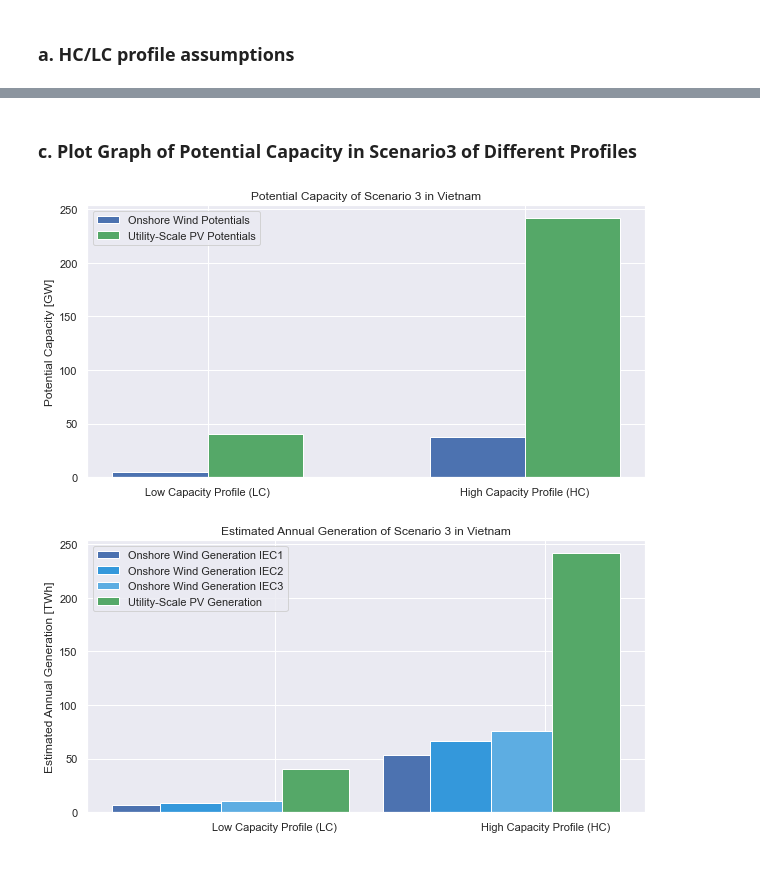
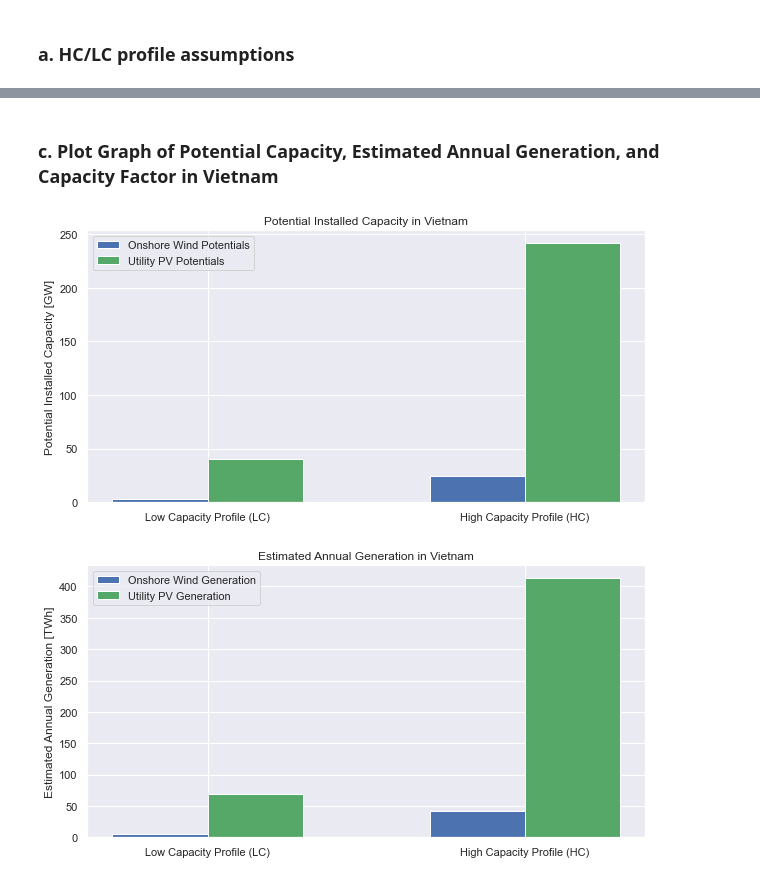
Before and after one commit to agoenergy/Assessment-of-Renewable-Energy-Potentials-based-on-Land-Availability, a Jupyter notebook: 03_capacity_generation_analysis.ipynb, the cells around one changed output, grey strips where cells are left out. Drawn from its saved outputs; the diff is of its cells as text; code cells hidden in the pictures.

```diff
--- a/03_capacity_generation_analysis.ipynb
+++ b/03_capacity_generation_analysis.ipynb
@@ -40,7 +34,7 @@ def time_sort(input_df):
     # reset time column into date time and select it as new index
     input_df.set_index('local_time')
     # add year, month and day name
-    input_df['year'] = 2020
+    input_df['year'] = 2019
     input_df['month'] = pd.DatetimeIndex(input_df['local_time']).month
     input_df['day'] = pd.DatetimeIndex(input_df['local_time']).day
     input_df['hour'] = pd.DatetimeIndex(input_df['local_time']).hour
@@ -321,42 +286,37 @@ Utility-Scale PV capacity factor of scenario 3 in Vietnam :
 # %% [markdown]
-### c. Plot Graph of Potential Capacity in Scenario3 of Different Profiles
+### c. Plot Graph of Potential Capacity, Estimated Annual Generation, and Capacity Factor in Vietnam
 # %%
-cap_arr = ['Low Capacity Profile (LC)', 'High Capacity Profile (HC)']
-y_pos = np.arange(len(cap_arr))
+profile_arr = ['Low Capacity Profile (LC)', 'High Capacity Profile (HC)']
+y_pos = np.arange(len(profile_arr))
+
+# potential installed capacity
 wt_cap_arr = [wt_pc_lc, wt_pc_hc]
 pv_cap_arr = [pv_pc_lc, pv_pc_hc]
-bar_width = 0.35
 
 sns.set(rc={'figure.figsize':(10,5)})
-wt_rects = plt.bar(y_pos - 0.15, wt_cap_arr, width= 0.3,  color='b', label='Onshore Wind Potentials')
-pv_rects = plt.bar(y_pos + 0.15, pv_cap_arr, width=0.3,  color='g', label='Utility-Scale PV Potentials')
-plt.xticks(y_pos, cap_arr)
-plt.ylabel('Potential Capacity [GW]')
-plt.title('Potential Capacity of Scenario 3 in Vietnam')
-plt.savefig(r'Vietnam/03_output_stage3/03_capacity_scenario3_method1.tiff',bbox_inches='tight', dpi=300)
+wt_cap_rects = plt.bar(y_pos - 0.15, wt_cap_arr, width= 0.3,  color='b', label='Onshore Wind Potentials')
+pv_cap_rects = plt.bar(y_pos + 0.15, pv_cap_arr, width=0.3,  color='g', label='Utility PV Potentials')
+plt.xticks(y_pos, profile_arr)
+plt.ylabel('Potential Installed Capacity [GW]')
+plt.title('Potential Installed Capacity in Vietnam')
+plt.savefig('Vietnam/03_output_stage3/03_installed_capacity_comparison.tiff',bbox_inches='tight', dpi=300)
 plt.legend()
 plt.show()
 # %% [output]
-[figure, old version]
+[figure, new version]
 # %%
-y_pos = np.arange(len(cap_arr))
-# wind class IEC1-3 needs to be separated
-wt_gen1_arr = [wt_ag_cf1_lc, wt_ag_cf1_hc]
-wt_gen2_arr = [wt_ag_cf2_lc, wt_ag_cf2_hc]
-wt_gen3_arr = [wt_ag_cf3_lc, wt_ag_cf3_hc]
+# estimated annual generation
+wt_gen_arr = [wt_ag_lc, wt_ag_hc]
 pv_gen_arr = [pv_ag_lc, pv_ag_hc]
-bar_width = 0.35
 
 sns.set(rc={'figure.figsize':(10,5)})
-wt1_rects = plt.bar(y_pos - 0.45, wt_gen1_arr, width= 0.3,  color='b', label='Onshore Wind Generation IEC1')
-wt2_rects = plt.bar(y_pos - 0.3, wt_gen2_arr, width= 0.25,  color='#3498DB', label='Onshore Wind Generation IEC2')
-wt3_rects = plt.bar(y_pos - 0.05, wt_gen3_arr, width= 0.3,  color='#5DADE2', label='Onshore Wind Generation IEC3')
-pv_rects = plt.bar(y_pos + 0.15, pv_cap_arr, width=0.25,  color='g', label='Utility-Scale PV Generation')
-plt.xticks(y_pos, cap_arr)
+wt_gen_rects = plt.bar(y_pos - 0.15, wt_gen_arr, width= 0.3,  color='b', label='Onshore Wind Generation')
+pv_gen_rects = plt.bar(y_pos + 0.15, pv_gen_arr, width=0.3,  color='g', label='Utility PV Generation')
+plt.xticks(y_pos, profile_arr)
 plt.ylabel('Estimated Annual Generation [TWh]')
-plt.title('Estimated Annual Generation of Scenario 3 in Vietnam')
-plt.savefig(r'Vietnam/03_output_stage3/03_generation_scenario3_method1.tiff',bbox_inches='tight', dpi=300)
+plt.title('Estimated Annual Generation in Vietnam')
+plt.savefig('Vietnam/03_output_stage3/03_generation_comparison.tiff',bbox_inches='tight', dpi=300)
 plt.legend()
 plt.show()
 # %% [output]
-[figure, old version]
+[figure, new version]
```
Also changed, not shown: parts of 43 cells of this notebook, 2 other files.
